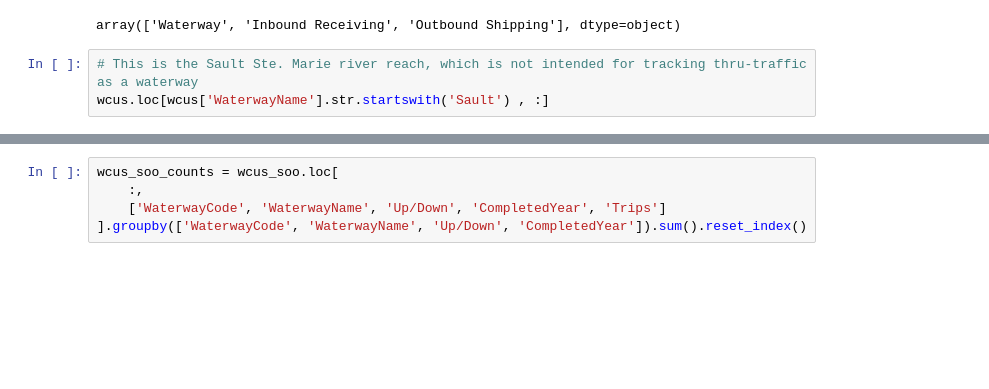
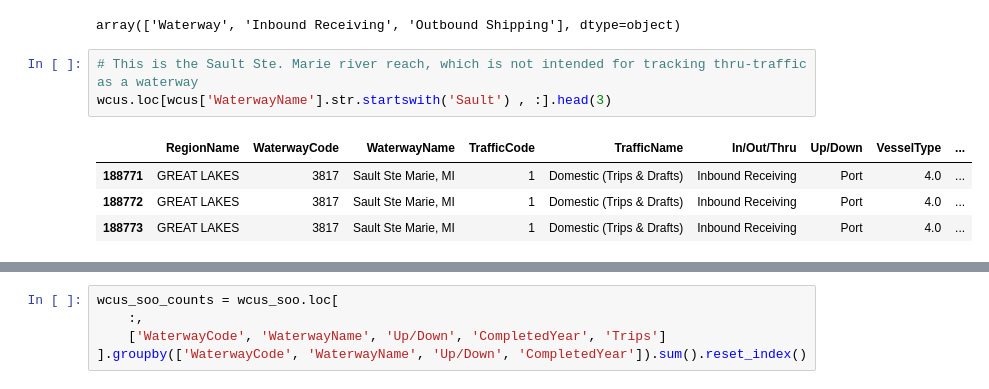
Before and after one commit to hnmns/Interactive-Visualization-Project, a Jupyter notebook: cleaning/wcus_trips_cargo_cleaning.ipynb, the cells around one changed output, grey strips where cells are left out. Drawn from its saved outputs; the diff is of its cells as text; blank space fills up the shorter version.

```diff
--- a/cleaning/wcus_trips_cargo_cleaning.ipynb
+++ b/cleaning/wcus_trips_cargo_cleaning.ipynb
@@ -190,7 +199,12 @@ wcus['In/Out/Thru'].unique()
 array(['Waterway', 'Inbound Receiving', 'Outbound Shipping'], dtype=object)
 # %%
 # This is the Sault Ste. Marie river reach, which is not intended for tracking thru-traffic as a waterway
-wcus.loc[wcus['WaterwayName'].str.startswith('Sault') , :]
+wcus.loc[wcus['WaterwayName'].str.startswith('Sault') , :].head(3)
+# %% [output]
+|  | RegionName | WaterwayCode | WaterwayName | TrafficCode | TrafficName | In/Out/Thru | Up/Down | VesselType | ... |
+| 188771 | GREAT LAKES | 3817 | Sault Ste Marie, MI | 1 | Domestic (Trips & Drafts) | Inbound Receiving | Port | 4.0 | ... |
+| 188772 | GREAT LAKES | 3817 | Sault Ste Marie, MI | 1 | Domestic (Trips & Drafts) | Inbound Receiving | Port | 4.0 | ... |
+| 188773 | GREAT LAKES | 3817 | Sault Ste Marie, MI | 1 | Domestic (Trips & Drafts) | Inbound Receiving | Port | 4.0 | ... |
 # %%
 wcus_soo = wcus.loc[
         wcus['WaterwayCode'].isin([3811])
```
Also changed, not shown: parts of 11 cells of this notebook, 7 other files.
